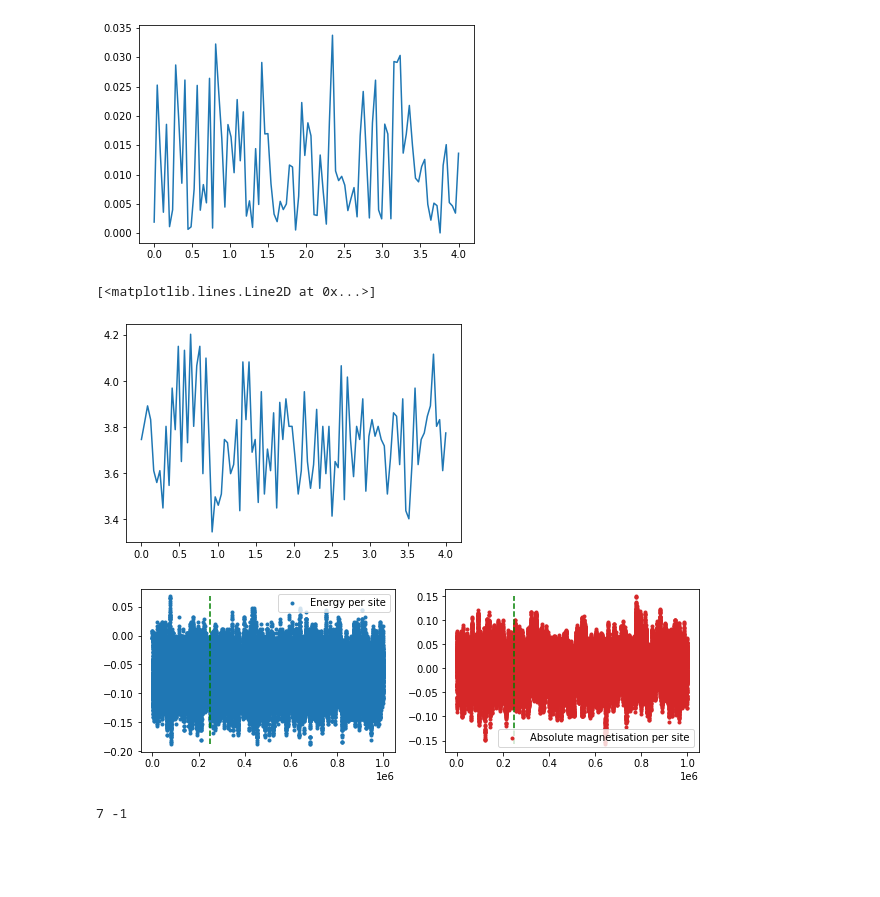
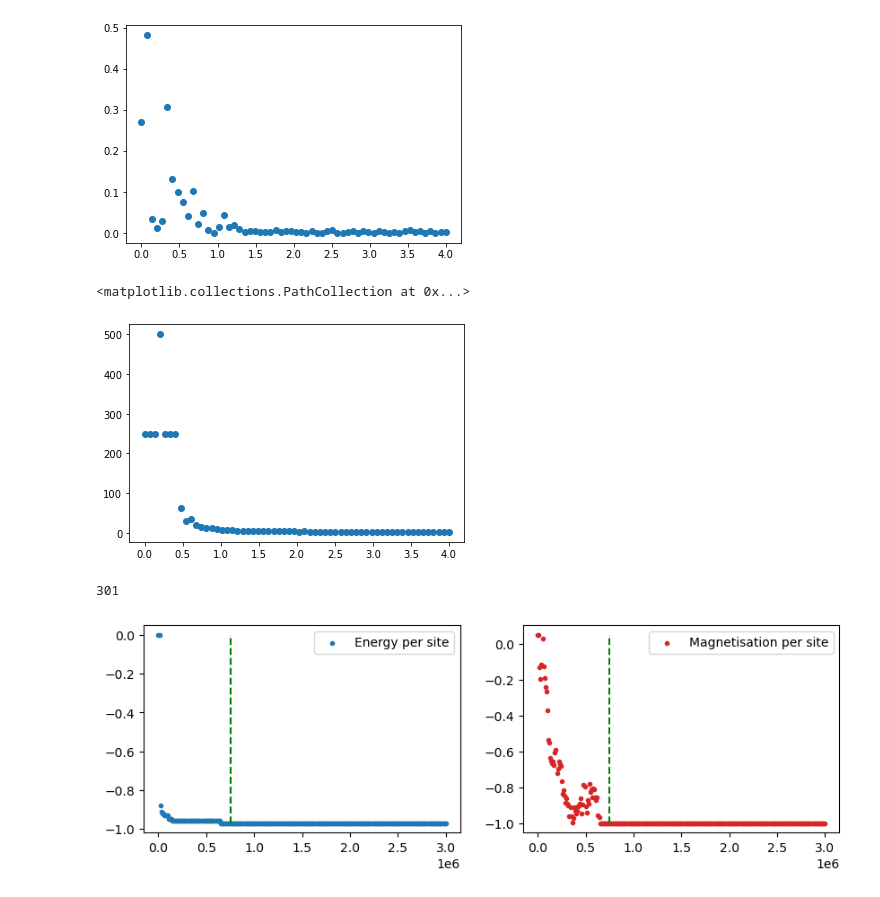
Before and after one commit to SSBNS/Complex_physics_SSBNS, a Jupyter notebook: Midterm/midterm1.ipynb, the cells around one changed output. Cells and saved outputs as stored; diff of their text form; code cells hidden in the pictures; blank space fills up the shorter version.

```diff
--- a/Midterm/midterm1.ipynb
+++ b/Midterm/midterm1.ipynb
@@ -78,38 +165,33 @@ for index, T in enumerate(T_list):
 # %%
-plt.plot(T_list,abs(np.array(m_mean_list)))
+plt.scatter(T_list,abs(np.array(m_mean_list)))
 plt.show()
-plt.plot(T_list,domain_mean_list)
+plt.scatter(T_list,domain_mean_list)
 # %% [output]
-[figure, old version]
+[figure, new version]
-[<matplotlib.lines.Line2D at 0x...>]
+<matplotlib.collections.PathCollection at 0x...>
-[figure, old version]
+[figure, new version]
 # %%
-n_max = 10**6
-T=10
-N_site=1000
+n_max =3*10**6
+T=0.15
+N_site=400
 h=0
-skip=10
+skip=int(n_max/300)
 n_0 = n_max/4
 
 E,m,final_array=nn_sim(N_site,T,n_max=n_max,skip=skip,h=h)
 # %%
 n_0 = n_max/4
+print(len(E))
 fig,(ax0,ax1) = plt.subplots(1,2,figsize=(10,3))
 ax0.scatter(np.arange(len(m))*skip,E,marker='.',label="Energy per site")
-ax1.scatter(np.arange(len(m))*skip,m,marker='.',label="Absolute magnetisation per site",color="tab:red")
+ax1.scatter(np.arange(len(m))*skip,m,marker='.',label="Magnetisation per site",color="tab:red")
 ax0.plot([n_0,n_0],[min(E),max(E)],linestyle="dashed",color="green")
 ax1.plot([n_0,n_0],[min(m),max(m)],linestyle="dashed",color="green")
 #ax2.imshow(final_array)
 ax0.legend()
 ax1.legend()
 #fig.tight_layout()
 plt.show()
 # %% [output]
+301
-[figure, old version]
+[figure, new version]
-# %%
-N = 10
-i = 9
-j = 1
-print(((i-1)%N-j),(i+1)%N-j)
-# %% [output]
-7 -1
```
Also changed, not shown: parts of 11 cells of this notebook, 35 other files.
